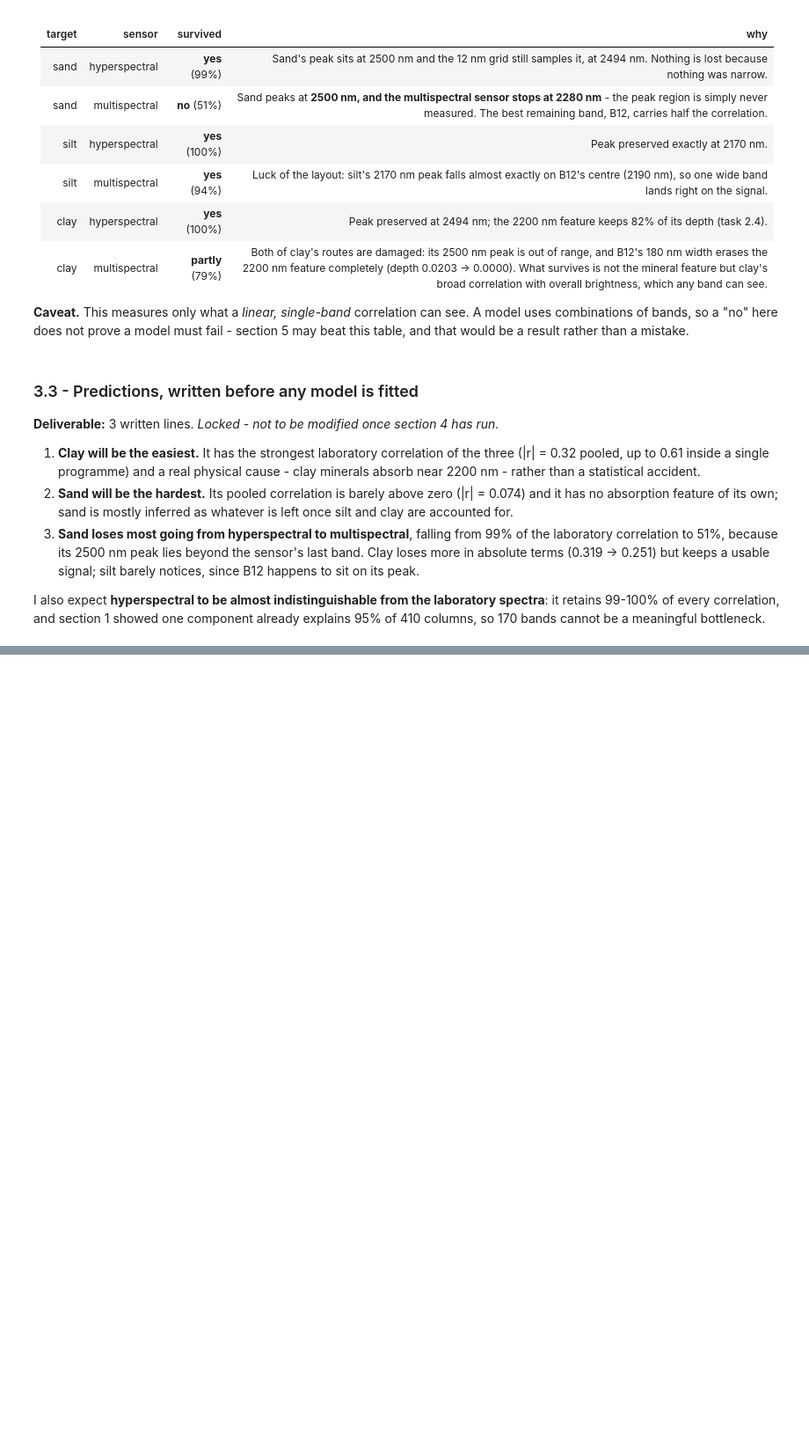
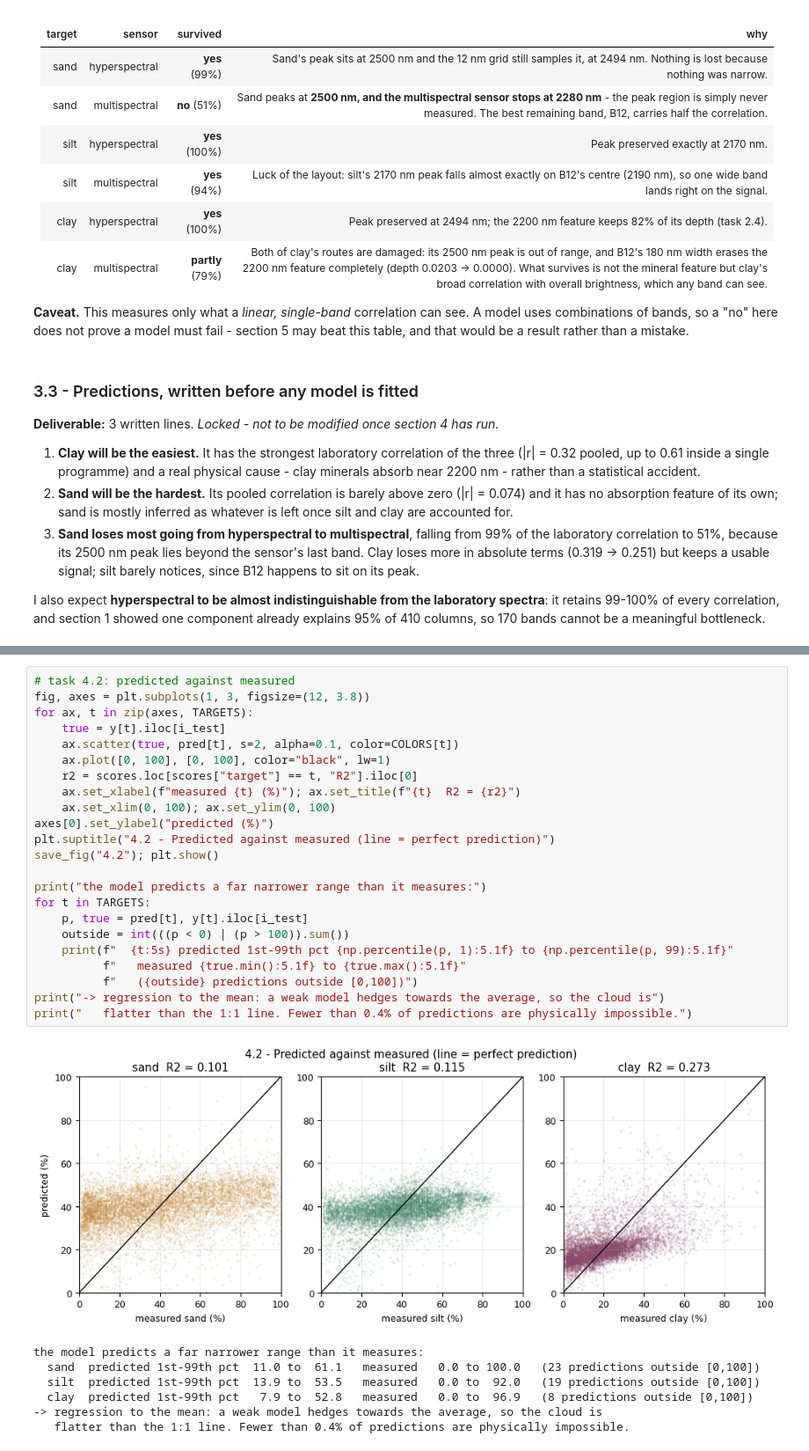
Before and after one commit to Abdelmalek05/soil-texture-from-spectra, a Jupyter notebook: soil_texture_lab.ipynb, the cells around one changed output, grey strips where cells are left out. Shown at 88% size. Saved outputs shown, nothing was run; the diff lists cells and outputs as text; blank space fills up the shorter version.

Commit message:
feat: section 4 baseline PLSR model on 11 bands (4.1-4.4)

```diff
--- a/soil_texture_lab.ipynb
+++ b/soil_texture_lab.ipynb
@@ -621,0 +668,31 @@ it retains 99-100% of every correlation, and section 1 showed one component alre
+# %%
+# task 4.2: predicted against measured
+fig, axes = plt.subplots(1, 3, figsize=(12, 3.8))
+for ax, t in zip(axes, TARGETS):
+    true = y[t].iloc[i_test]
+    ax.scatter(true, pred[t], s=2, alpha=0.1, color=COLORS[t])
+    ax.plot([0, 100], [0, 100], color="black", lw=1)
+    r2 = scores.loc[scores["target"] == t, "R2"].iloc[0]
+    ax.set_xlabel(f"measured {t} (%)"); ax.set_title(f"{t}  R2 = {r2}")
+    ax.set_xlim(0, 100); ax.set_ylim(0, 100)
+axes[0].set_ylabel("predicted (%)")
+plt.suptitle("4.2 - Predicted against measured (line = perfect prediction)")
+save_fig("4.2"); plt.show()
+
+print("the model predicts a far narrower range than it measures:")
+for t in TARGETS:
+    p, true = pred[t], y[t].iloc[i_test]
+    outside = int(((p < 0) | (p > 100)).sum())
+    print(f"  {t:5s} predicted 1st-99th pct {np.percentile(p, 1):5.1f} to {np.percentile(p, 99):5.1f}"
+          f"   measured {true.min():5.1f} to {true.max():5.1f}"
+          f"   ({outside} predictions outside [0,100])")
+print("-> regression to the mean: a weak model hedges towards the average, so the cloud is")
+print("   flatter than the 1:1 line. Fewer than 0.4% of predictions are physically impossible.")
+# %% [output]
+[figure, added]
+the model predicts a far narrower range than it measures:
+  sand  predicted 1st-99th pct  11.0 to  61.1   measured   0.0 to 100.0   (23 predictions outside [0,100])
+  silt  predicted 1st-99th pct  13.9 to  53.5   measured   0.0 to  92.0   (19 predictions outside [0,100])
+  clay  predicted 1st-99th pct   7.9 to  52.8   measured   0.0 to  96.9   (8 predictions outside [0,100])
+-> regression to the mean: a weak model hedges towards the average, so the cloud is
+   flatter than the 1:1 line. Fewer than 0.4% of predictions are physically impossible.
```
Also changed, not shown: parts of 4 cells of this notebook, 3 other files.
